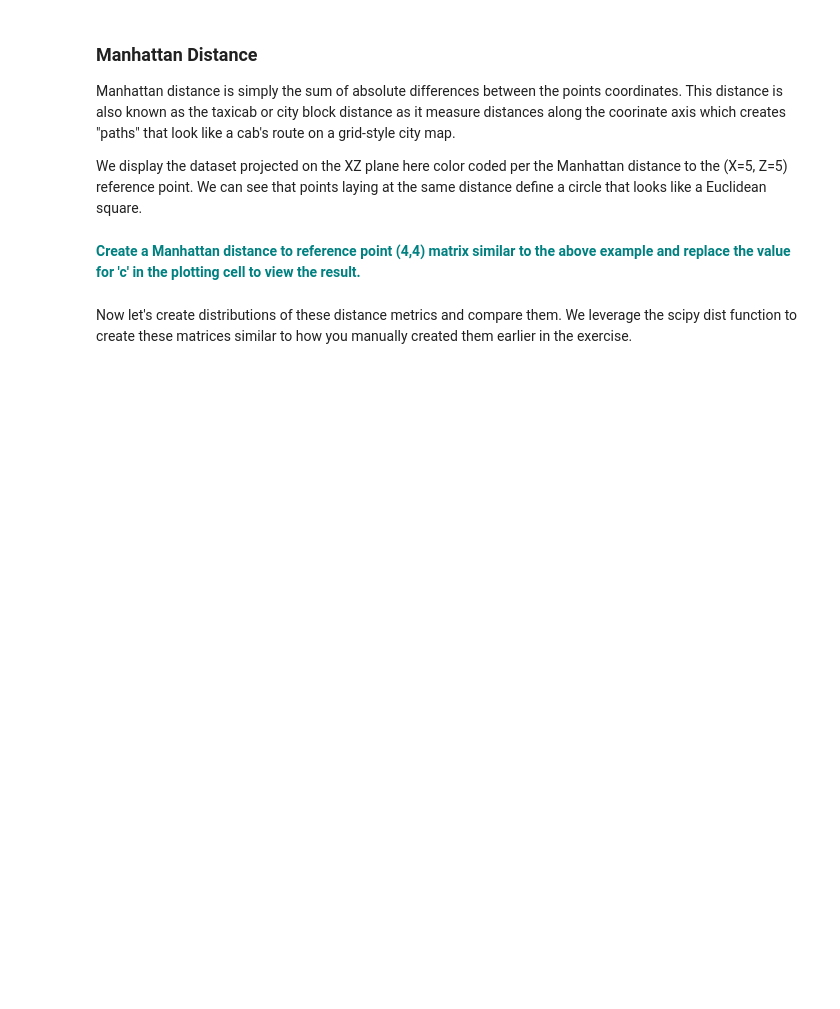
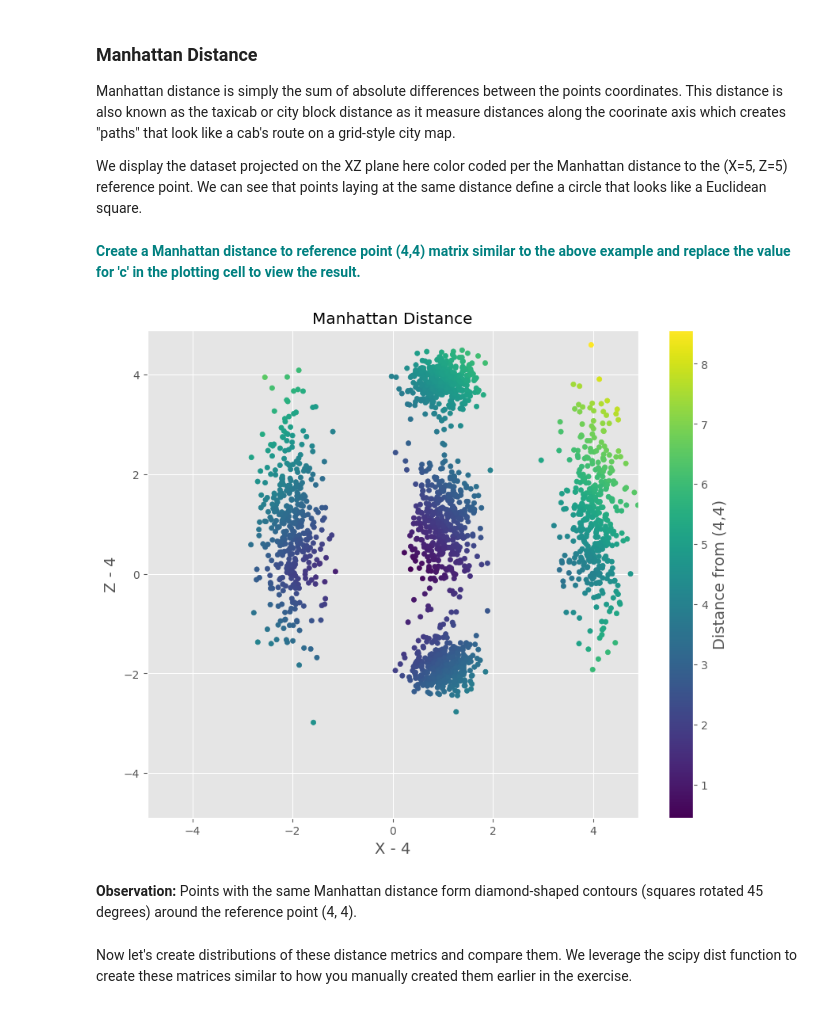
Before and after one commit to josytong/DataScienceTrack, a Jupyter notebook: CaseStudies/CalculatingDistances/Euclidean_and_Manhattan_Distances_Case_Study.ipynb, the cells around one changed output. Drawn from its saved outputs; the diff is of its cells as text; code cells hidden in the pictures; blank space fills up the shorter version.

```diff
--- a/CaseStudies/CalculatingDistances/Euclidean_and_Manhattan_Distances_Case_Study.ipynb
+++ b/CaseStudies/CalculatingDistances/Euclidean_and_Manhattan_Distances_Case_Study.ipynb
@@ -61,6 +81,26 @@ We display the dataset projected on the XZ plane here color coded per the Manhat
 distManhattan = np.abs(df.X - 5) + np.abs(df.Z - 5)
 # %% [markdown]
 **<font color='teal'>Create a Manhattan distance to reference point (4,4) matrix similar to the above example and replace the value for 'c' in the plotting cell to view the result.</font>**
+# %%
+# Calculate Manhattan distance to reference point (4, 4)
+distManhattan = np.abs(df.X - 4) + np.abs(df.Z - 4)
+# %%
+figManhattan = plt.figure(figsize=[10, 8])
+
+plt.scatter(df.X - 4, df.Z - 4, c=distManhattan, s=20)
+plt.ylim([-4.9, 4.9])
+plt.xlim([-4.9, 4.9])
+plt.xlabel('X - 4', size=14)
+plt.ylabel('Z - 4', size=14)
+plt.title('Manhattan Distance')
+cb = plt.colorbar()
+cb.set_label('Distance from (4,4)', size=14)
+
+plt.show()
+# %% [output]
+[figure, added]
+# %% [markdown]
+**Observation:**  Points with the same Manhattan distance form diamond-shaped contours (squares rotated 45 degrees) around the reference point (4, 4).
 # %% [markdown]
 Now let's create distributions of these distance metrics and compare them. We leverage the scipy dist function to create these matrices similar to how you manually created them earlier in the exercise.
 # %%
```
Also changed, not shown: parts of 6 cells of this notebook.
